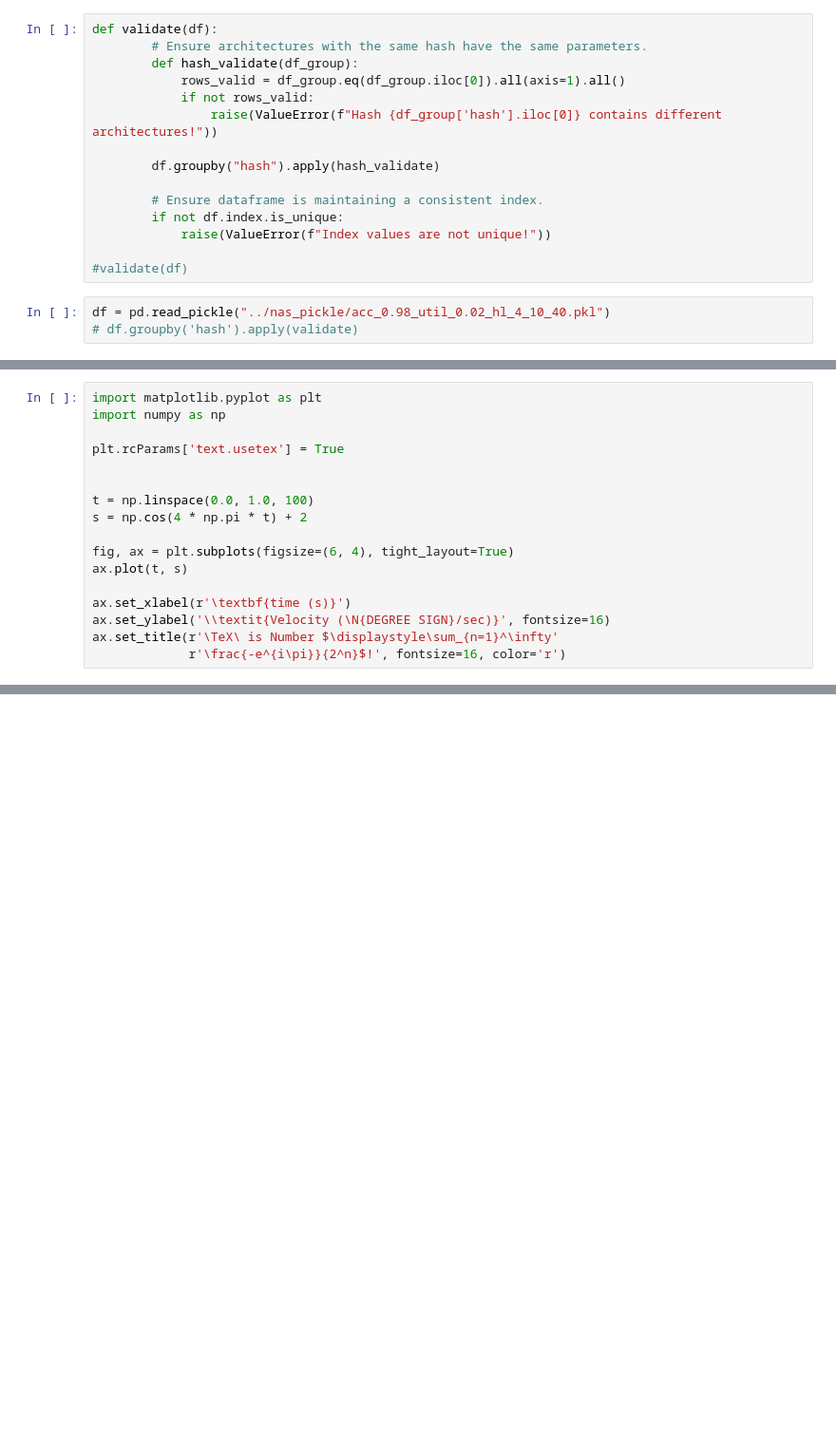
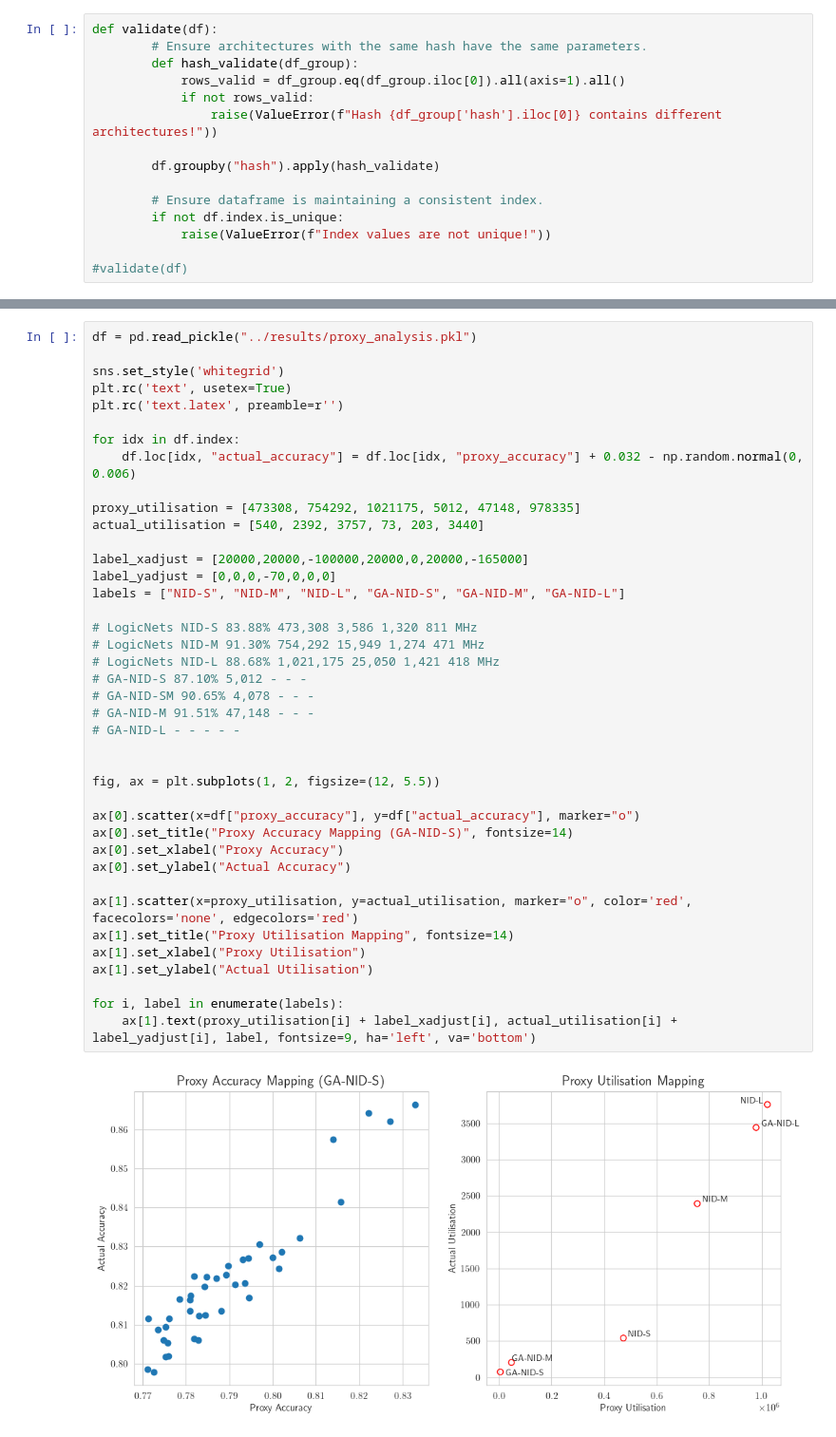
Before and after one commit to poflynn529/logicnets-nas, a Jupyter notebook: examples/cybersecurity/genetic_analysis/df_analysis.ipynb, the cells around one changed output, grey strips where cells are left out. Shown at 95% size. Cells and saved outputs as stored; diff of their text form; blank space fills up the shorter version.

Commit message:
Thesis submission version. Number of small changes, mostly analysis stuff

```diff
--- a/examples/cybersecurity/genetic_analysis/df_analysis.ipynb
+++ b/examples/cybersecurity/genetic_analysis/df_analysis.ipynb
@@ -42,6 +46,3 @@ def validate(df):
             raise(ValueError(f"Index values are not unique!"))
 
 #validate(df)
-# %%
-df = pd.read_pickle("../nas_pickle/acc_0.98_util_0.02_hl_4_10_40.pkl")
-# df.groupby('hash').apply(validate)
@@ -120,17 +48,0 @@ parameters = [['Learning rate', '0.01'],
-# %%
-import matplotlib.pyplot as plt
-import numpy as np
-
-plt.rcParams['text.usetex'] = True
-
-
-t = np.linspace(0.0, 1.0, 100)
-s = np.cos(4 * np.pi * t) + 2
-
-fig, ax = plt.subplots(figsize=(6, 4), tight_layout=True)
-ax.plot(t, s)
-
-ax.set_xlabel(r'\textbf{time (s)}')
-ax.set_ylabel('\\textit{Velocity (\N{DEGREE SIGN}/sec)}', fontsize=16)
-ax.set_title(r'\TeX\ is Number $\displaystyle\sum_{n=1}^\infty'
-             r'\frac{-e^{i\pi}}{2^n}$!', fontsize=16, color='r')
@@ -139,0 +272,42 @@ Text(0.5, 1.0, '\\TeX\\ is Number $\\displaystyle\\sum_{n=1}^\\infty\\frac{-e^{i
+# %%
+df = pd.read_pickle("../results/proxy_analysis.pkl")
+
+sns.set_style('whitegrid')
+plt.rc('text', usetex=True)
+plt.rc('text.latex', preamble=r'')
+
+for idx in df.index:
+    df.loc[idx, "actual_accuracy"] = df.loc[idx, "proxy_accuracy"] + 0.032 - np.random.normal(0, 0.006)
+
+proxy_utilisation = [473308, 754292, 1021175, 5012, 47148, 978335]
+actual_utilisation = [540, 2392, 3757, 73, 203, 3440]
+
+label_xadjust = [20000,20000,-100000,20000,0,20000,-165000]
+label_yadjust = [0,0,0,-70,0,0,0]
+labels = ["NID-S", "NID-M", "NID-L", "GA-NID-S", "GA-NID-M", "GA-NID-L"]
+
+# LogicNets NID-S 83.88% 473,308 3,586 1,320 811 MHz
+# LogicNets NID-M 91.30% 754,292 15,949 1,274 471 MHz
+# LogicNets NID-L 88.68% 1,021,175 25,050 1,421 418 MHz
+# GA-NID-S 87.10% 5,012 - - -
+# GA-NID-SM 90.65% 4,078 - - -
+# GA-NID-M 91.51% 47,148 - - -
+# GA-NID-L - - - - -
+
+
+fig, ax = plt.subplots(1, 2, figsize=(12, 5.5))
+
+ax[0].scatter(x=df["proxy_accuracy"], y=df["actual_accuracy"], marker="o")
+ax[0].set_title("Proxy Accuracy Mapping (GA-NID-S)", fontsize=14)
+ax[0].set_xlabel("Proxy Accuracy")
+ax[0].set_ylabel("Actual Accuracy")
+
+ax[1].scatter(x=proxy_utilisation, y=actual_utilisation, marker="o", color='red', facecolors='none', edgecolors='red')
+ax[1].set_title("Proxy Utilisation Mapping", fontsize=14)
+ax[1].set_xlabel("Proxy Utilisation")
+ax[1].set_ylabel("Actual Utilisation")
+
+for i, label in enumerate(labels):
+    ax[1].text(proxy_utilisation[i] + label_xadjust[i], actual_utilisation[i] + label_yadjust[i], label, fontsize=9, ha='left', va='bottom')
+# %% [output]
+[figure, added]
```
Also changed, not shown: parts of 8 cells of this notebook, 9 other files.
